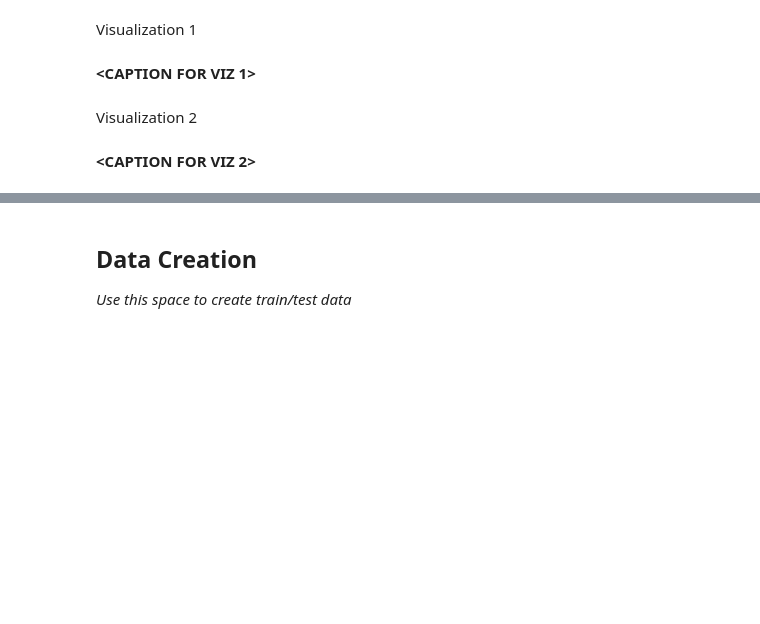
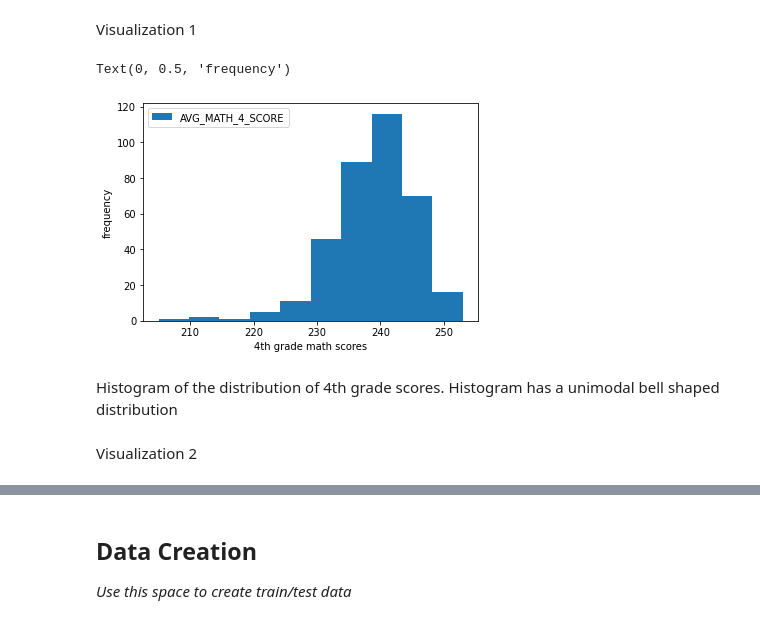
Before and after one commit to kateshent/mdst_tutorials, a Jupyter notebook: Tutorial3/checkpoint3.ipynb, the cells around one changed output, grey strips where cells are left out. Cells and saved outputs as stored; diff of their text form; code cells hidden in the pictures; blank space fills up the shorter version.

```diff
--- a/Tutorial3/checkpoint3.ipynb
+++ b/Tutorial3/checkpoint3.ipynb
@@ -47,3 +47,8 @@ Chosen test: **<hit `Enter` to edit>**
 <h2> Cleanup (optional)</h2>
 
 _Use this space to rename columns, deal with missing data, etc._
+# %%
+df.dropna(subset=['AVG_MATH_4_SCORE'], inplace=True)
+df.dropna(subset=['TOTAL_EXPENDITURE'], inplace=True)
+df.dropna(subset=['ENROLL'], inplace=True)
+df.dropna(axis=1, how='all')
@@ -57,0 +75,2 @@ Feature selection justification: **<BRIEFLY DESCRIBE WHY YOU PICKED THESE FEATUR
+# %%
+df['EXPENDITURE_PER_STUDENT'] = df['TOTAL_EXPENDITURE'] / df['ENROLL']
@@ -59,9 +98,14 @@ Feature selection justification: **<BRIEFLY DESCRIBE WHY YOU PICKED THESE FEATUR
 <h2> EDA </h2>
 # %% [markdown]
 Visualization 1
-# %% [markdown]
-**<CAPTION FOR VIZ 1>**
+# %%
+df.plot.hist(x='EXPENDITURE_PER_STUDENT',y='AVG_MATH_4_SCORE')
+plt.xlabel('4th grade math scores')
+plt.ylabel('frequency')
+# %% [output]
+Text(0, 0.5, 'frequency')
+[figure, added]
+# %% [markdown]
+Histogram of the distribution of 4th grade scores. Histogram has a unimodal bell shaped distribution
 # %% [markdown]
 Visualization 2
-# %% [markdown]
-**<CAPTION FOR VIZ 2>**
```
Also changed, not shown: parts of 22 cells of this notebook.
